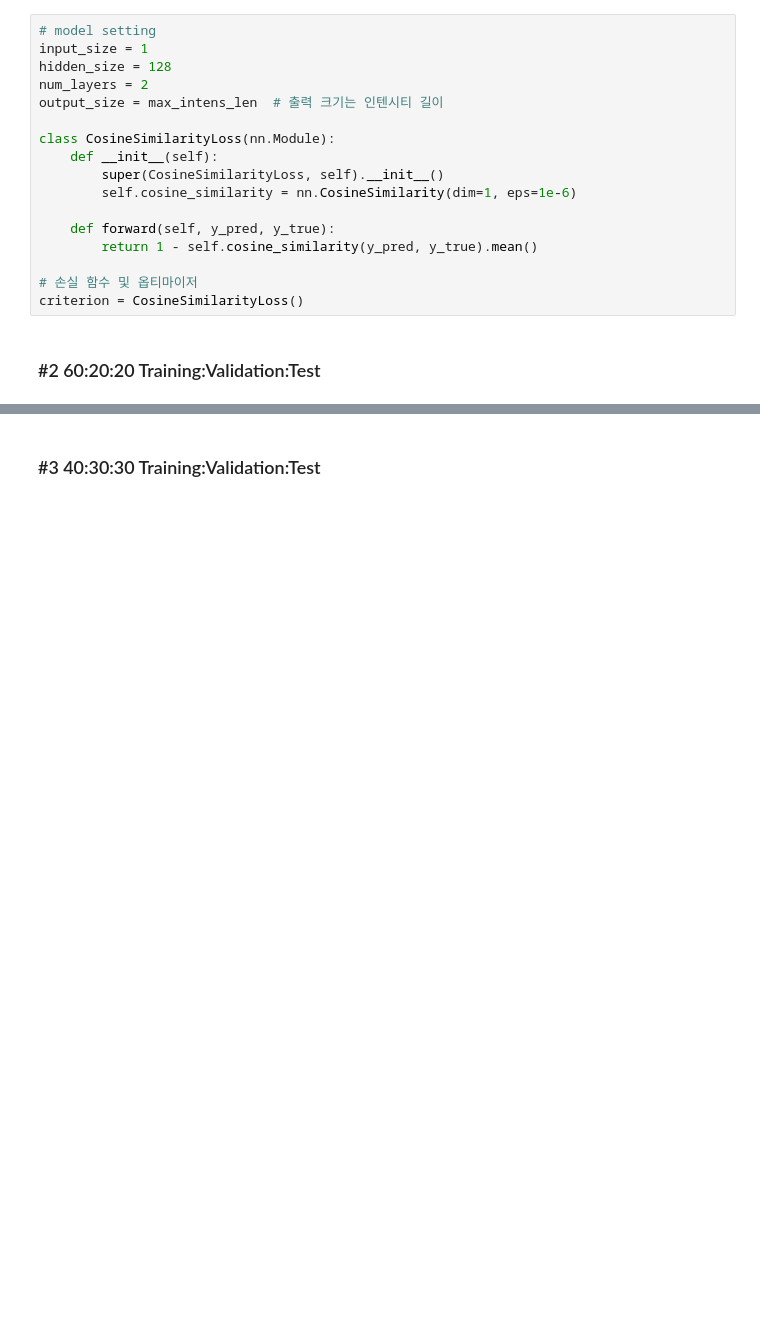
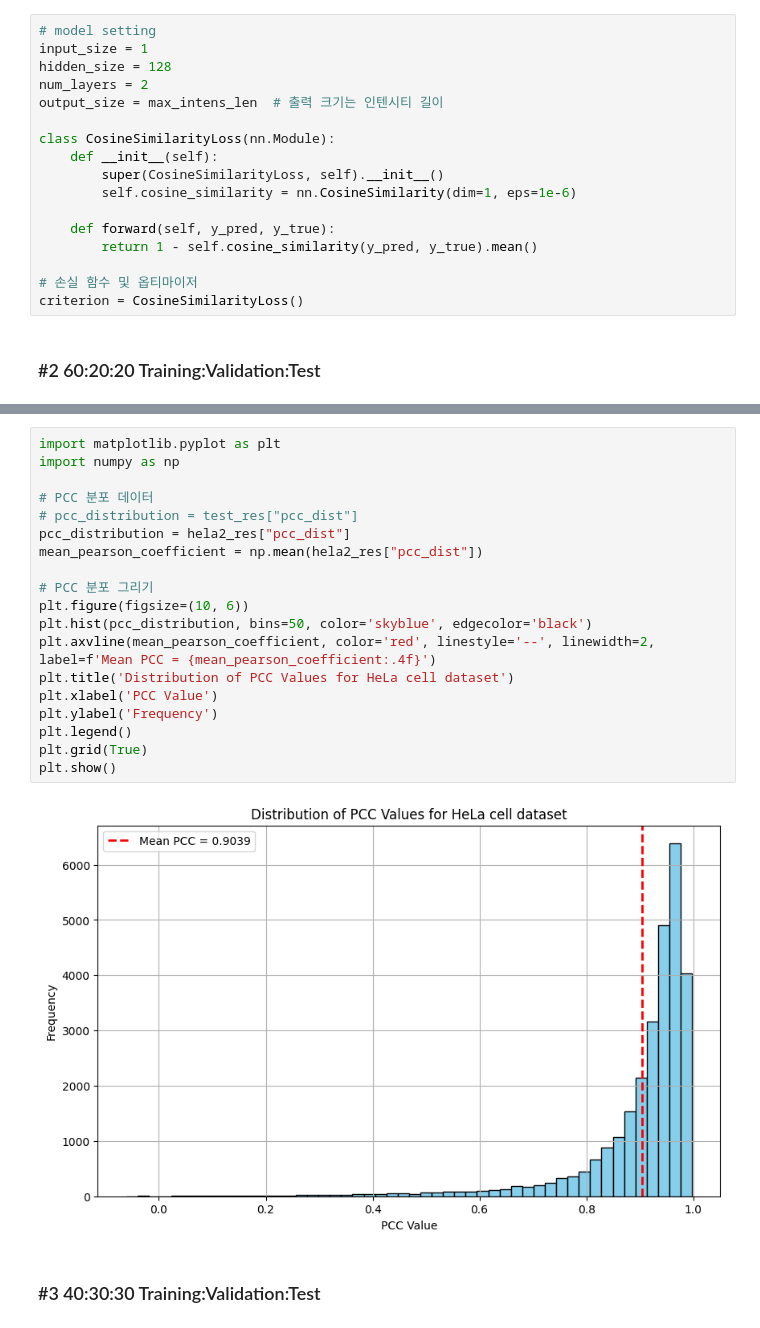
Before and after one commit to cellkey-org/onboarding_reproducing, a Jupyter notebook: Version2_transfer_learning_fine_tuning.ipynb, the cells around one changed output, grey strips where cells are left out. Cells and saved outputs as stored; diff of their text form; blank space fills up the shorter version.

```diff
--- a/Version2_transfer_learning_fine_tuning.ipynb
+++ b/Version2_transfer_learning_fine_tuning.ipynb
@@ -95,3 +95,24 @@ hela2 test
+# %%
+import matplotlib.pyplot as plt
+import numpy as np
+
+# PCC 분포 데이터
+# pcc_distribution = test_res["pcc_dist"]
+pcc_distribution = hela2_res["pcc_dist"]
+mean_pearson_coefficient = np.mean(hela2_res["pcc_dist"])
+
+# PCC 분포 그리기
+plt.figure(figsize=(10, 6))
+plt.hist(pcc_distribution, bins=50, color='skyblue', edgecolor='black')
+plt.axvline(mean_pearson_coefficient, color='red', linestyle='--', linewidth=2, label=f'Mean PCC = {mean_pearson_coefficient:.4f}')
+plt.title('Distribution of PCC Values for HeLa cell dataset')
+plt.xlabel('PCC Value')
+plt.ylabel('Frequency')
+plt.legend()
+plt.grid(True)
+plt.show()
+# %% [output]
+[figure, added]
 # %% [markdown]
 ### #3 40:30:30 Training:Validation:Test
 # %%
```
Also changed, not shown: parts of 1 cell of this notebook, 8 other files.
